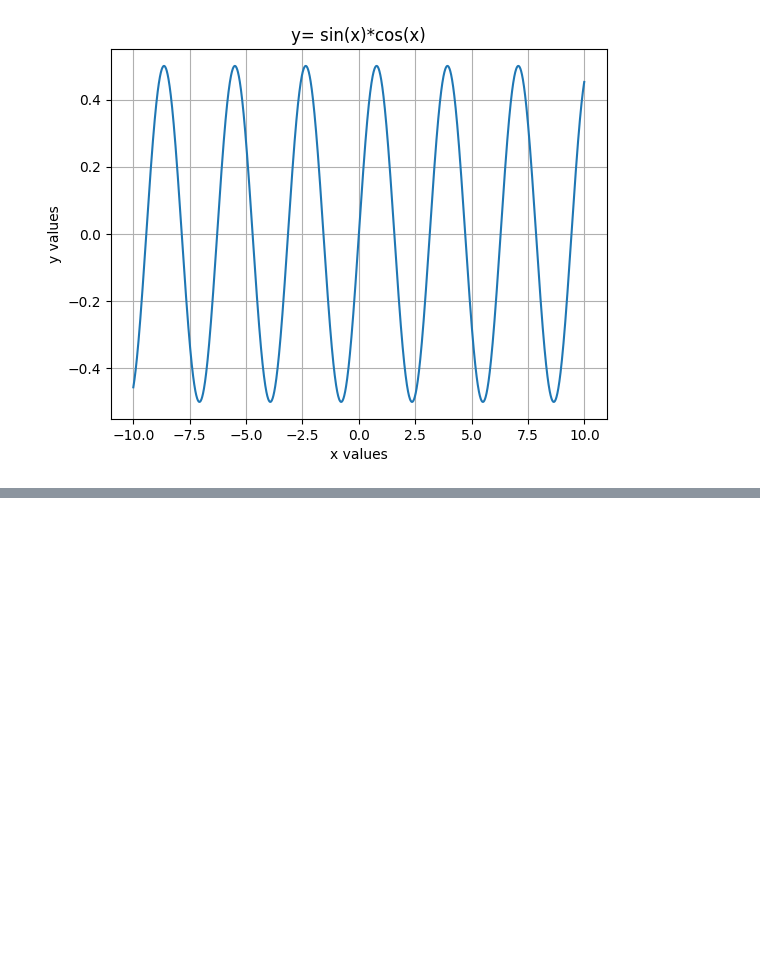
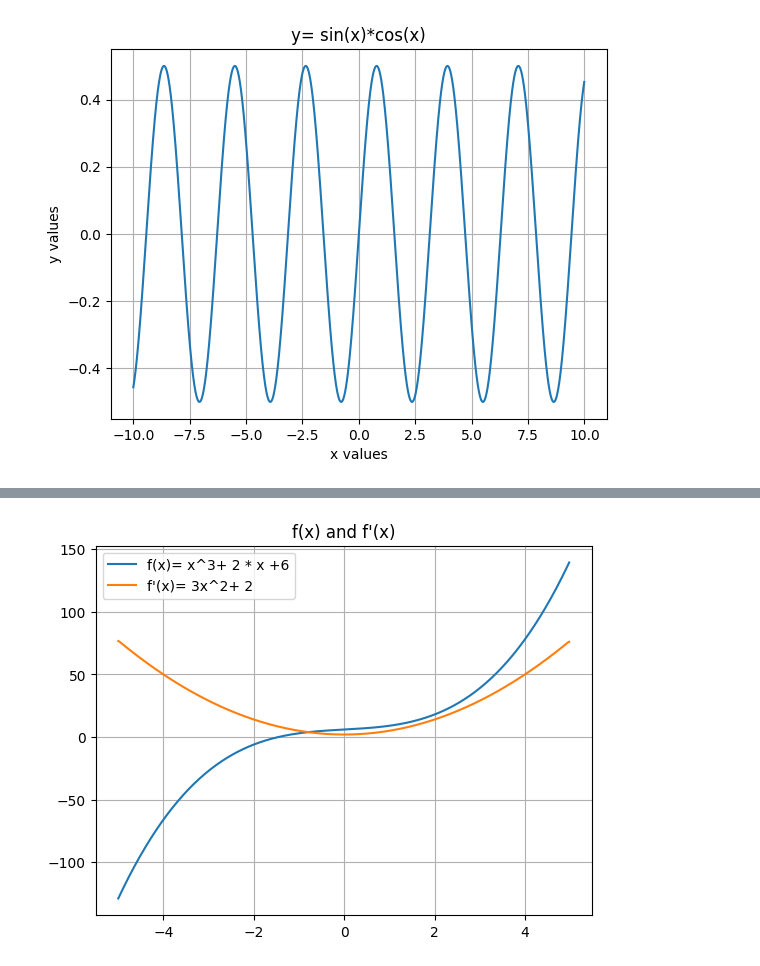
Before and after one commit to hossaintaufiq/AI_and_Machine_Learning, a Jupyter notebook: Nural Network/numpy_playgraound.ipynb, the cells around one changed output, grey strips where cells are left out. Saved outputs shown, nothing was run; the diff lists cells and outputs as text; code cells hidden in the pictures; blank space fills up the shorter version.

```diff
--- a/Nural Network/numpy_playgraound.ipynb
+++ b/Nural Network/numpy_playgraound.ipynb
@@ -146,0 +184,20 @@ plt.show()
+# %%
+import numpy as np
+import matplotlib.pyplot as plt
+
+#main function
+x= np.arange(-5,5,.02)
+y = x**3+ 2 * x +6
+
+# derrivative
+dy_dx= np.gradient(y,x)
+
+#labels
+plt.plot(x,y, label= 'f(x)= x^3+ 2 * x +6')
+plt.plot(x,dy_dx, label= "f'(x)= 3x^2+ 2")
+plt.title("f(x) and f'(x)")
+plt.legend()
+plt.grid()
+plt.show()
+# %% [output]
+[figure, added]
```
Also changed, not shown: parts of 2 cells of this notebook, 1 other file.
